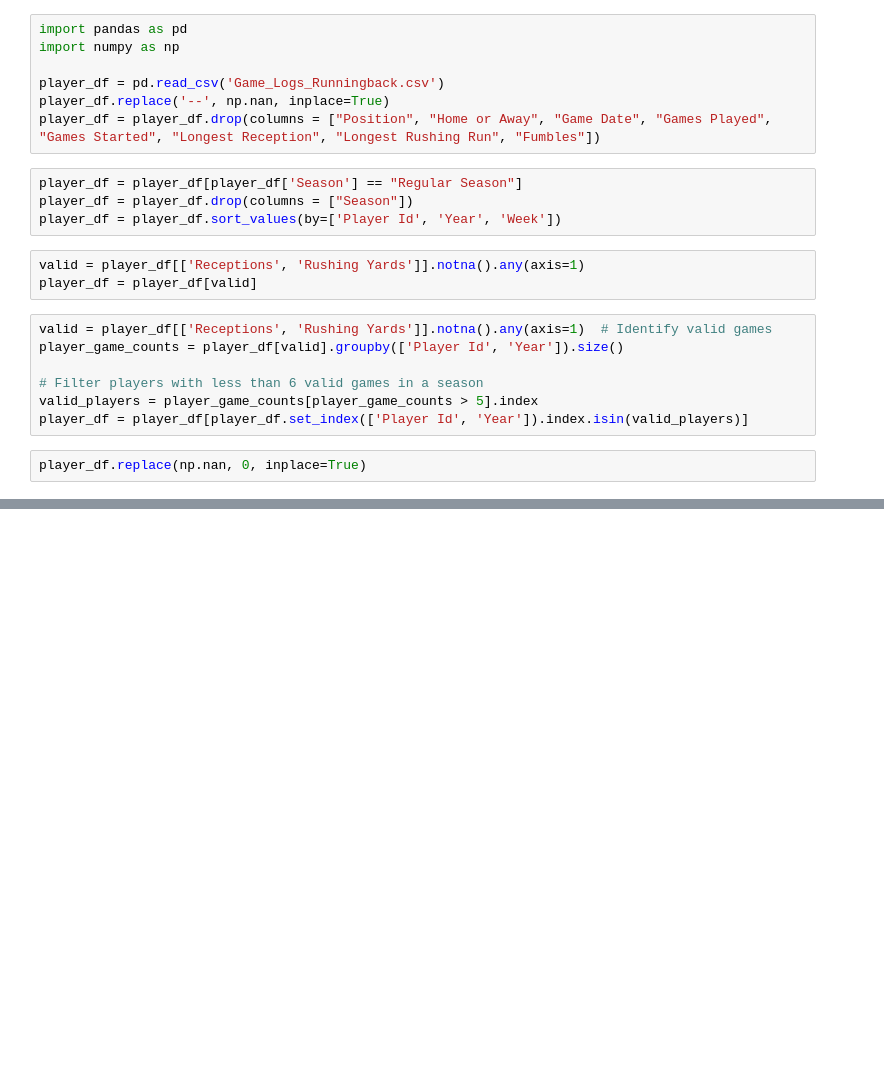
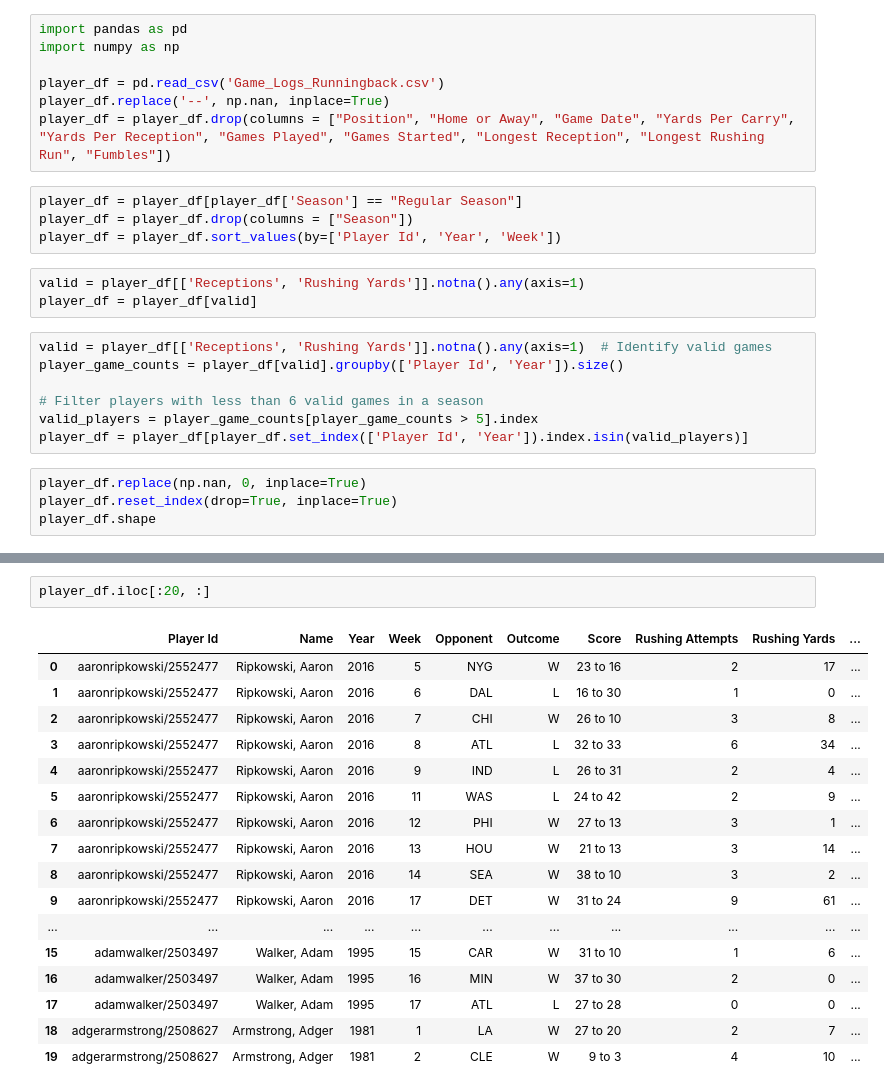
Before and after one commit to AlvisOu/Fantasy-Project, a Jupyter notebook: playground.ipynb, the cells around one changed output, grey strips where cells are left out. Cells and saved outputs as stored; diff of their text form; blank space fills up the shorter version.

```diff
--- a/playground.ipynb
+++ b/playground.ipynb
@@ -4,7 +4,7 @@ import numpy as np
 
 player_df = pd.read_csv('Game_Logs_Runningback.csv')
 player_df.replace('--', np.nan, inplace=True)
-player_df = player_df.drop(columns = ["Position", "Home or Away", "Game Date", "Games Played", "Games Started", "Longest Reception", "Longest Rushing Run", "Fumbles"])
+player_df = player_df.drop(columns = ["Position", "Home or Away", "Game Date", "Yards Per Carry", "Yards Per Reception", "Games Played", "Games Started", "Longest Reception", "Longest Rushing Run", "Fumbles"])
 # %%
 player_df = player_df[player_df['Season'] == "Regular Season"]
 player_df = player_df.drop(columns = ["Season"])
@@ -21,4 +21,6 @@ valid_players = player_game_counts[player_game_counts > 5].index
 player_df = player_df[player_df.set_index(['Player Id', 'Year']).index.isin(valid_players)]
 # %%
 player_df.replace(np.nan, 0, inplace=True)
+player_df.reset_index(drop=True, inplace=True)
+player_df.shape
 # %% [output]
@@ -41,0 +28,20 @@ player_df.replace(np.nan, 0, inplace=True)
+# %%
+player_df.iloc[:20, :]
+# %% [output]
+|  | Player Id | Name | Year | Week | Opponent | Outcome | Score | Rushing Attempts | Rushing Yards | ... |
+| 0 | aaronripkowski/2552477 | Ripkowski, Aaron | 2016 | 5 | NYG | W | 23 to 16 | 2 | 17 | ... |
+| 1 | aaronripkowski/2552477 | Ripkowski, Aaron | 2016 | 6 | DAL | L | 16 to 30 | 1 | 0 | ... |
+| 2 | aaronripkowski/2552477 | Ripkowski, Aaron | 2016 | 7 | CHI | W | 26 to 10 | 3 | 8 | ... |
+| 3 | aaronripkowski/2552477 | Ripkowski, Aaron | 2016 | 8 | ATL | L | 32 to 33 | 6 | 34 | ... |
+| 4 | aaronripkowski/2552477 | Ripkowski, Aaron | 2016 | 9 | IND | L | 26 to 31 | 2 | 4 | ... |
+| 5 | aaronripkowski/2552477 | Ripkowski, Aaron | 2016 | 11 | WAS | L | 24 to 42 | 2 | 9 | ... |
+| 6 | aaronripkowski/2552477 | Ripkowski, Aaron | 2016 | 12 | PHI | W | 27 to 13 | 3 | 1 | ... |
+| 7 | aaronripkowski/2552477 | Ripkowski, Aaron | 2016 | 13 | HOU | W | 21 to 13 | 3 | 14 | ... |
+| 8 | aaronripkowski/2552477 | Ripkowski, Aaron | 2016 | 14 | SEA | W | 38 to 10 | 3 | 2 | ... |
+| 9 | aaronripkowski/2552477 | Ripkowski, Aaron | 2016 | 17 | DET | W | 31 to 24 | 9 | 61 | ... |
+| ... | ... | ... | ... | ... | ... | ... | ... | ... | ... | ... |
+| 15 | adamwalker/2503497 | Walker, Adam | 1995 | 15 | CAR | W | 31 to 10 | 1 | 6 | ... |
+| 16 | adamwalker/2503497 | Walker, Adam | 1995 | 16 | MIN | W | 37 to 30 | 2 | 0 | ... |
+| 17 | adamwalker/2503497 | Walker, Adam | 1995 | 17 | ATL | L | 27 to 28 | 0 | 0 | ... |
+| 18 | adgerarmstrong/2508627 | Armstrong, Adger | 1981 | 1 | LA | W | 27 to 20 | 2 | 7 | ... |
+| 19 | adgerarmstrong/2508627 | Armstrong, Adger | 1981 | 2 | CLE | W | 9 to 3 | 4 | 10 | ... |
```
Also changed, not shown: parts of 1 cell of this notebook, 1 other file.
